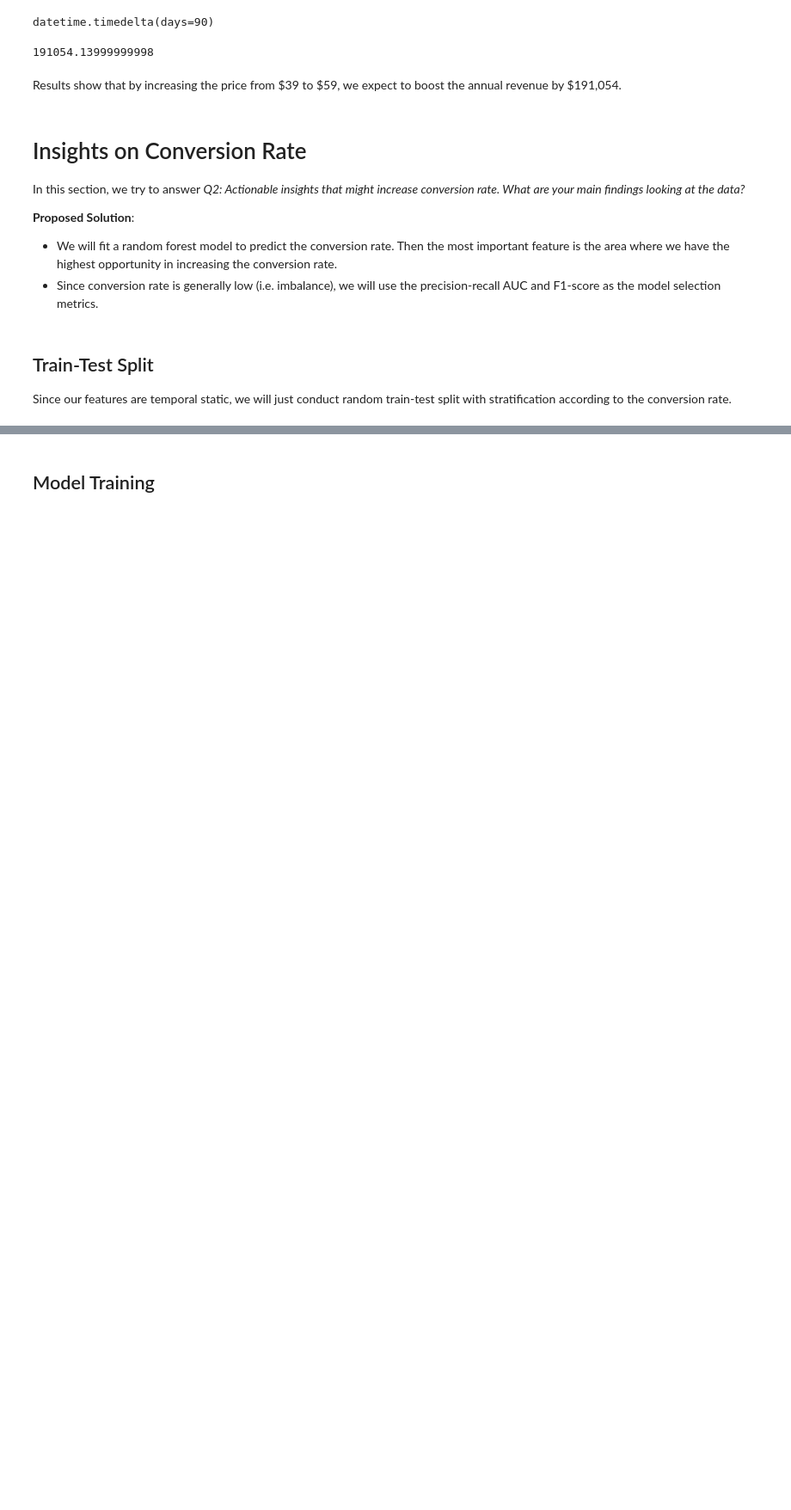
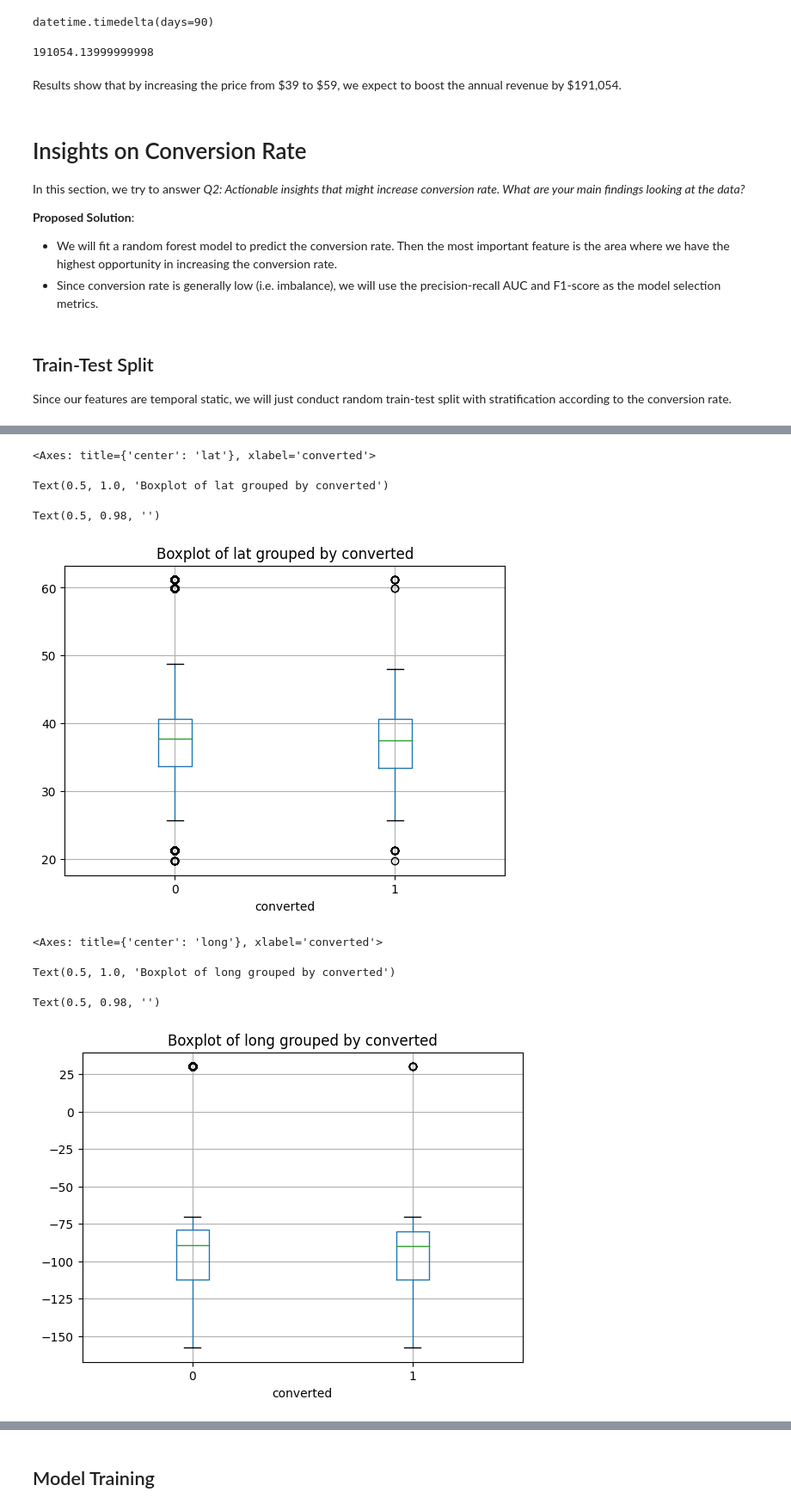
Before and after one commit to Dorisxu99/DS-Projects, a Jupyter notebook: AB_Testing_Revenue.ipynb, the cells around one changed output, grey strips where cells are left out. Shown at 86% size. Cells and saved outputs as stored; diff of their text form; code cells hidden in the pictures; blank space fills up the shorter version.

```diff
--- a/AB_Testing_Revenue.ipynb
+++ b/AB_Testing_Revenue.ipynb
@@ -724,7 +714,7 @@ data['city'].fillna('missing', inplace = True)
 # %%
 target_var = 'converted'
 # %%
-exclude_var_m = ['timestamp', 'user_id', 'country', 'lat', 'long', 'revenue', target_var]
+exclude_var_m = ['timestamp', 'user_id', 'country', 'revenue', 'price', target_var]
 # %%
 x_train, x_test, y_train, y_test = train_test_split(data.loc[:, ~data.columns.isin(exclude_var_m)], data[target_var],
                                                     test_size = 0.2, random_state = 0, stratify=data[target_var]) # specify “stratify = y” since the target variable is highly imbalanced
@@ -773,0 +732,5 @@ x_train.head()
+# %%
+train_df =  x_train
+train_df[target_var] = y_train
+train_df = train_df.reset_index(drop=True)
+train_df.info()
@@ -786,0 +782,18 @@ num_vars_m = ['price']
+# %%
+train_df['test'] = train_df['test'].astype('object')
+test_df['test'] = test_df['test'].astype('object')
+# %%
+for nv in num_vars_cvr:
+    train_df.boxplot(column = nv, by = target_var)
+    plt.title(f'Boxplot of {nv} grouped by {target_var}')
+    plt.suptitle('')  # turn off the default title
+    plt.show()
+# %% [output]
+<Axes: title={'center': 'lat'}, xlabel='converted'>
+Text(0.5, 1.0, 'Boxplot of lat grouped by converted')
+Text(0.5, 0.98, '')
+[figure, added]
+<Axes: title={'center': 'long'}, xlabel='converted'>
+Text(0.5, 1.0, 'Boxplot of long grouped by converted')
+Text(0.5, 0.98, '')
+[figure, added]
```
Also changed, not shown: parts of 56 cells of this notebook.
